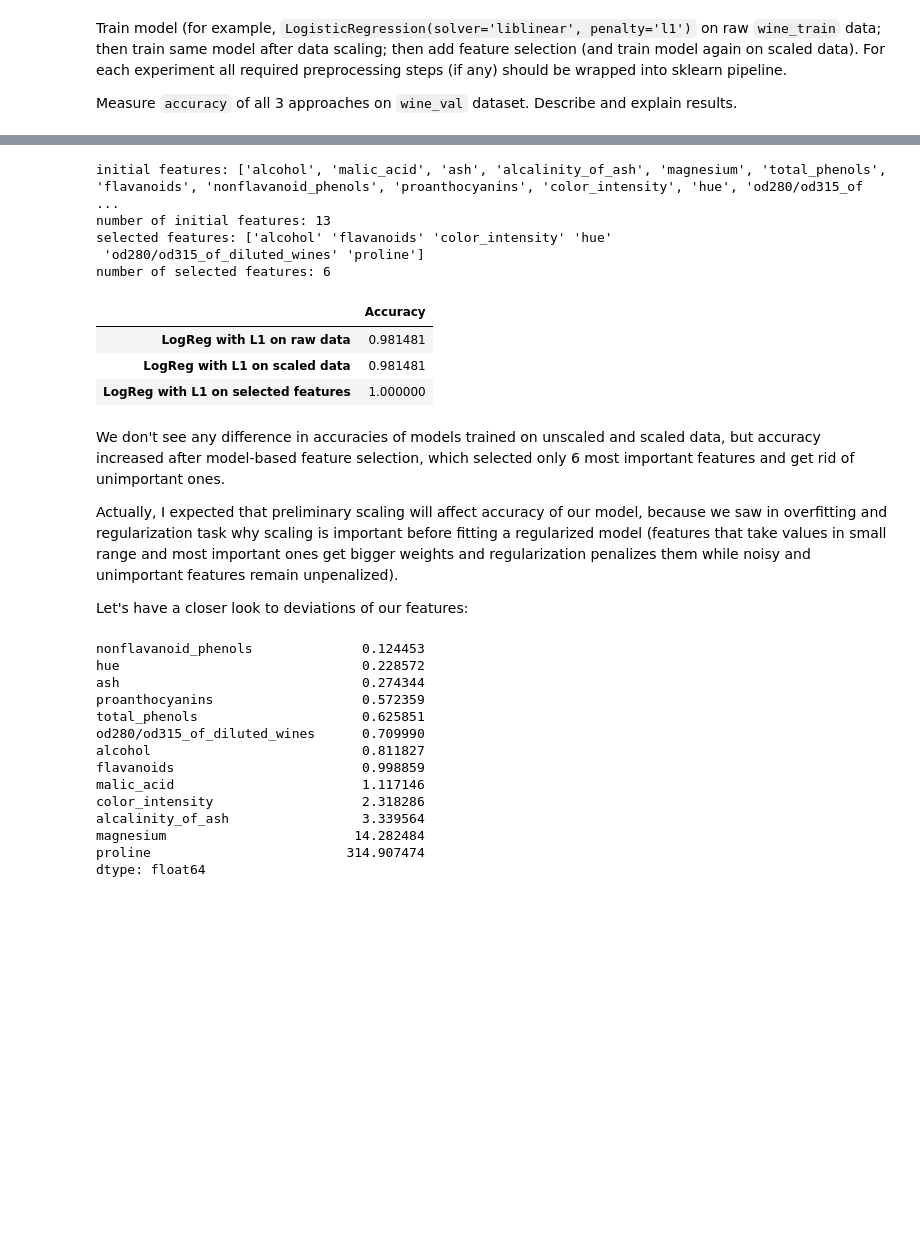
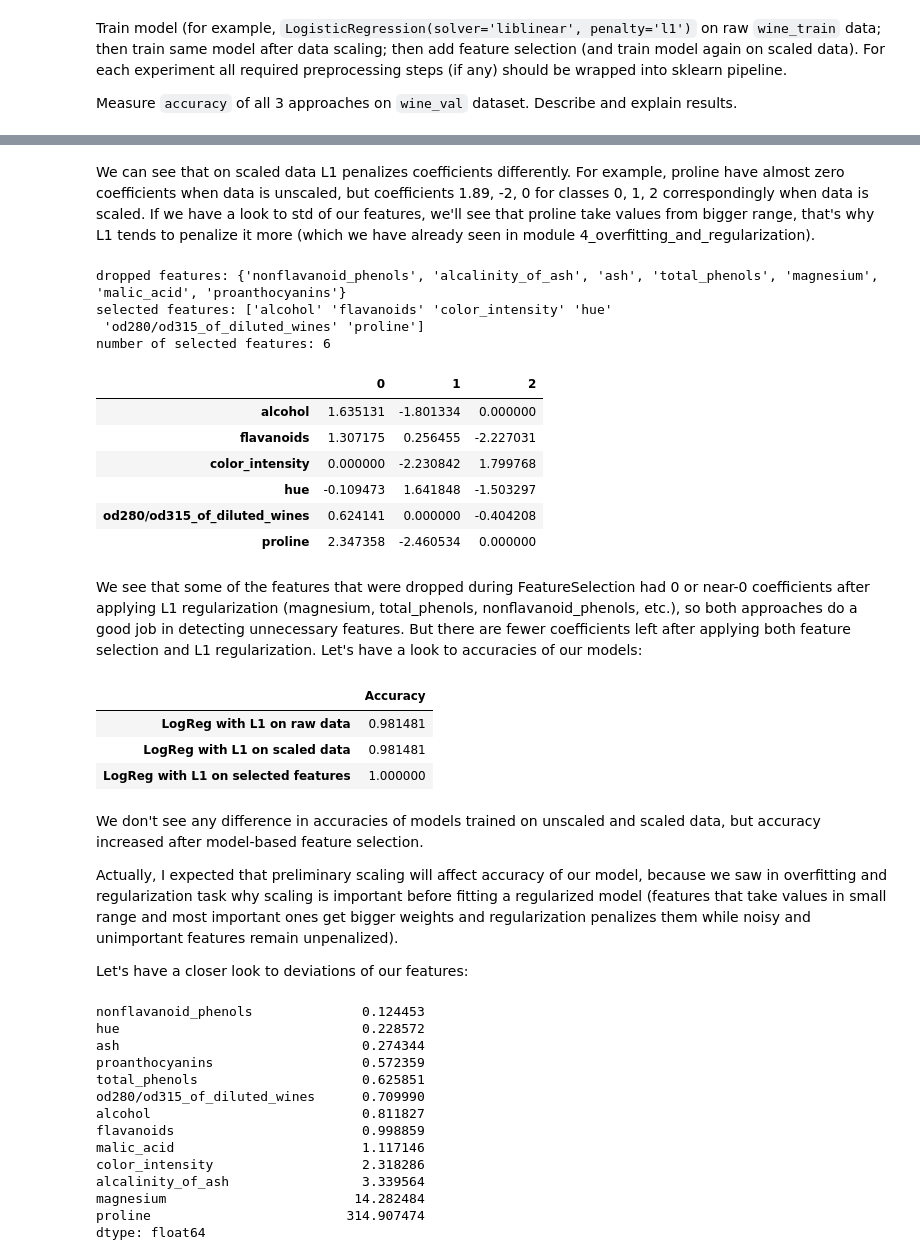
Before and after one commit to Bayramova/rs_school_assignments, a Jupyter notebook: feature_engineering.ipynb, the cells around one changed output, grey strips where cells are left out. Cells and saved outputs as stored; diff of their text form; code cells hidden in the pictures; blank space fills up the shorter version.

```diff
--- a/feature_engineering.ipynb
+++ b/feature_engineering.ipynb
@@ -241,19 +279,32 @@ lr_scaled_acc = accuracy_score(y_true=wine_labels_val, y_pred=y_pred)
+# %% [markdown]
+We can see that on scaled data L1 penalizes coefficients differently. For example, proline have almost zero coefficients when data is unscaled, but coefficients 1.89, -2, 0 for classes 0, 1, 2 correspondingly when data is scaled. If we have a look to std of our features, we'll see that proline take values from bigger range, that's why L1 tends to penalize it more (which we have already seen in module 4_overfitting_and_regularization).
 # %%
 # scaled data with future selection
 logreg = make_model(select_features=True)
 logreg.fit(wine_train, wine_labels_train)
 y_pred = logreg.predict(wine_val)
 lr_selected_acc = accuracy_score(y_true=wine_labels_val, y_pred=y_pred)
-print(f'initial features: {wine_train.columns.to_list()}')
-print(f'number of initial features: {len(wine_train.columns.to_list())}')
+print(f'dropped features: {set(wine_train.columns.to_list()) - set(logreg[:-1].get_feature_names_out())}')
 print(f'selected features: {logreg[:-1].get_feature_names_out()}')
 print(f'number of selected features: {len(logreg[:-1].get_feature_names_out())}')
+display(pd.DataFrame(
+    logreg.named_steps['logreg'].coef_.T,
+    index = logreg[:-1].get_feature_names_out()
+))
 # %% [output]
-initial features: ['alcohol', 'malic_acid', 'ash', 'alcalinity_of_ash', 'magnesium', 'total_phenols', 'flavanoids', 'nonflavanoid_phenols', 'proanthocyanins', 'color_intensity', 'hue', 'od280/od315_of ...
-number of initial features: 13
+dropped features: {'nonflavanoid_phenols', 'alcalinity_of_ash', 'ash', 'total_phenols', 'magnesium', 'malic_acid', 'proanthocyanins'}
 selected features: ['alcohol' 'flavanoids' 'color_intensity' 'hue'
  'od280/od315_of_diluted_wines' 'proline']
 number of selected features: 6
+|  | 0 | 1 | 2 |
+| alcohol | 1.635131 | -1.801334 | 0.000000 |
+| flavanoids | 1.307175 | 0.256455 | -2.227031 |
+| color_intensity | 0.000000 | -2.230842 | 1.799768 |
+| hue | -0.109473 | 1.641848 | -1.503297 |
+| od280/od315_of_diluted_wines | 0.624141 | 0.000000 | -0.404208 |
+| proline | 2.347358 | -2.460534 | 0.000000 |
+# %% [markdown]
+We see that some of the features that were dropped during FeatureSelection had 0 or near-0 coefficients after applying L1 regularization (magnesium, total_phenols, nonflavanoid_phenols, etc.), so both approaches do a good job in detecting unnecessary features. But there are fewer coefficients left after applying both feature selection and L1 regularization. Let's have a look to accuracies of our models:
 # %%
 pd.DataFrame([lr_unscaled_acc, lr_scaled_acc, lr_selected_acc],
                 index=['LogReg with L1 on raw data', 'LogReg with L1 on scaled data', 'LogReg with L1 on selected features'],
@@ -264,7 +315,7 @@ pd.DataFrame([lr_unscaled_acc, lr_scaled_acc, lr_selected_acc],
 | LogReg with L1 on scaled data | 0.981481 |
 | LogReg with L1 on selected features | 1.000000 |
 # %% [markdown]
-We don't see any difference in accuracies of models trained on unscaled and scaled data, but accuracy increased after model-based feature selection, which selected only 6 most important features and get rid of unimportant ones.
+We don't see any difference in accuracies of models trained on unscaled and scaled data, but accuracy increased after model-based feature selection.
 
 Actually, I expected that preliminary scaling will affect accuracy of our model, because we saw in overfitting and regularization task why scaling is important  before fitting a regularized model (features that take values in small range and most important ones get bigger weights and regularization penalizes them while noisy and unimportant features remain unpenalized).
 
```
Also changed, not shown: parts of 13 cells of this notebook.
